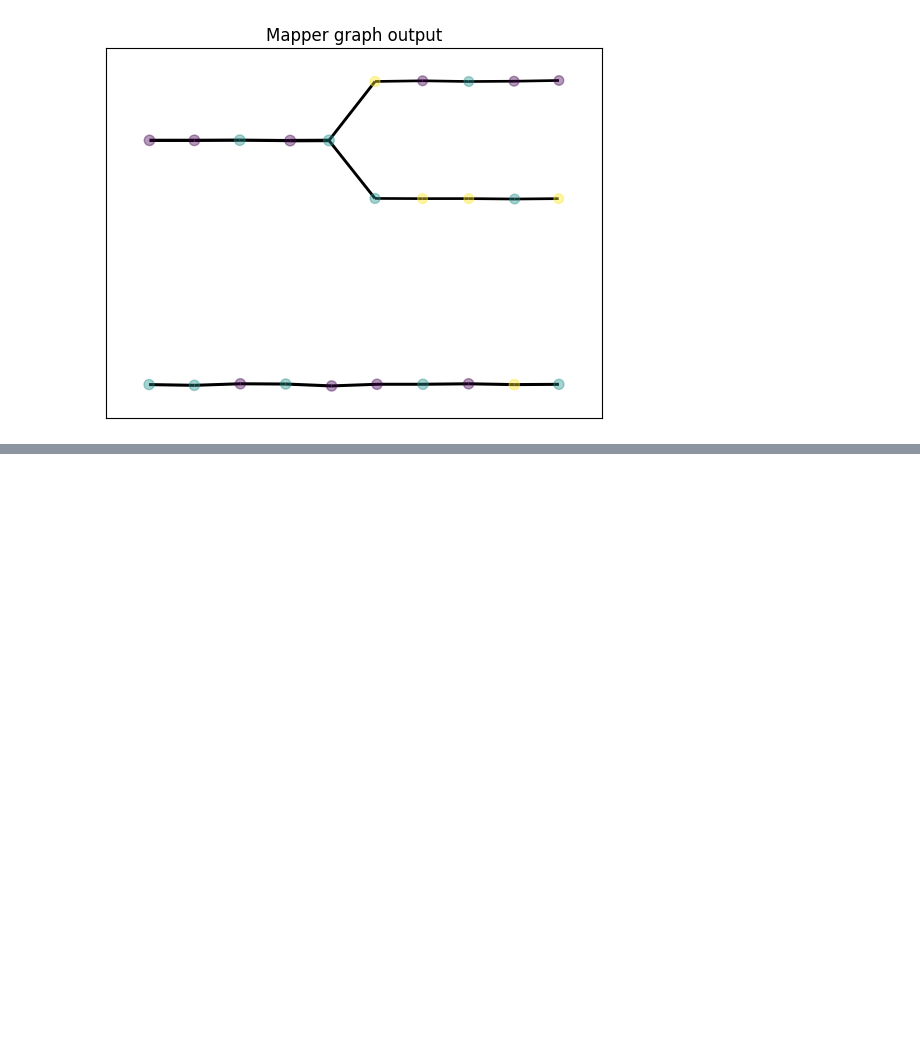
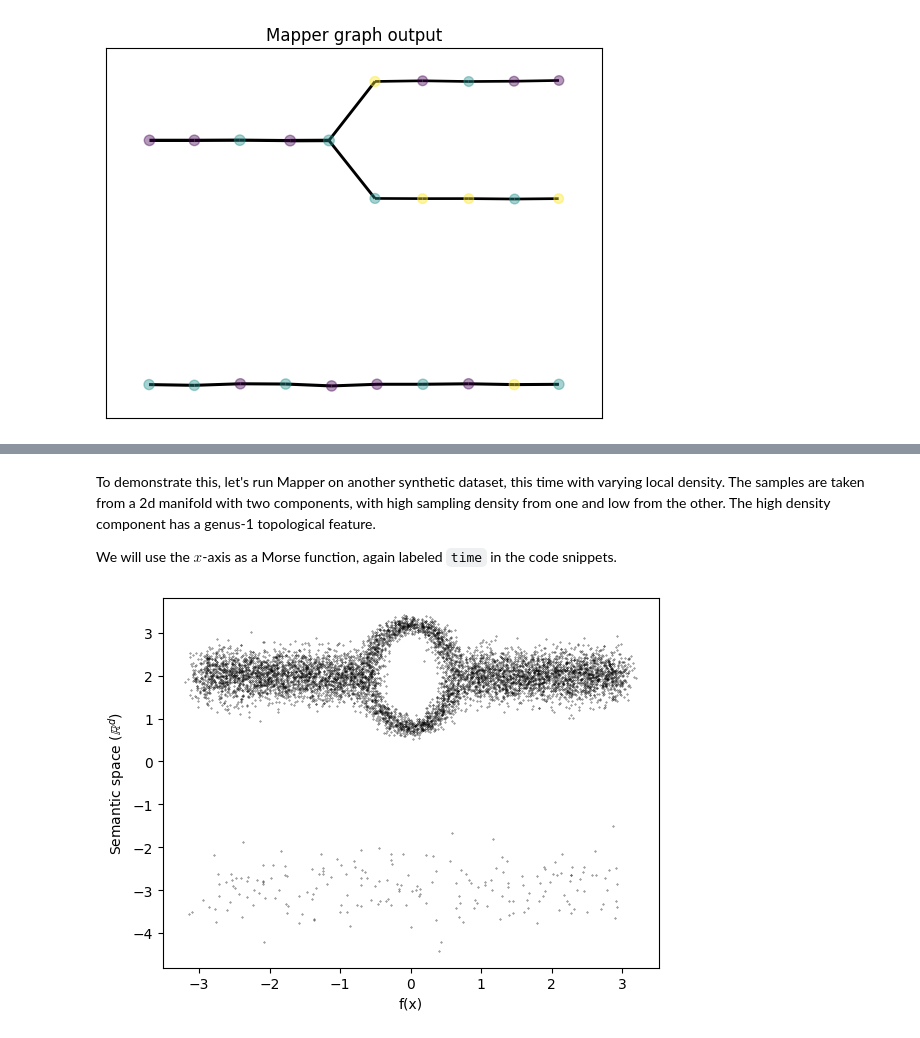
Before and after one commit to TutteInstitute/temporal-mapper, a Jupyter notebook: docs/source/dbmapper_theory.ipynb, the cells around one changed output, grey strips where cells are left out. Drawn from its saved outputs; the diff is of its cells as text; code cells hidden in the pictures; blank space fills up the shorter version.

```diff
--- a/docs/source/dbmapper_theory.ipynb
+++ b/docs/source/dbmapper_theory.ipynb
@@ -110,0 +124,19 @@ plt.show()
+# %% [markdown]
+To demonstrate this, let's run Mapper on another synthetic dataset, this time with varying local density. The samples are taken from a 2d manifold with two components, with high sampling density from one and low from the other. The high density component has a genus-1 topological feature.
+
+We will use the $x$-axis as a Morse function, again labeled `time` in the code snippets.
+# %%
+demo_data_file = requests.get("https://github.com/TutteInstitute/temporal-mapper/raw/docs/docs/data/genus1_demo.npy")
+data_time = np.load(io.BytesIO(demo_data_file.content))
+data_unsort = data_time[:,1].T
+time_unsort = data_time[:,0].T
+sorted_indices = np.argsort(time_unsort)
+data = data_unsort[sorted_indices]
+time = time_unsort[sorted_indices]
+fig, ax = plt.subplots(1,1)
+ax.scatter(time,data,s=0.1,c='k',alpha=0.8)
+ax.set_ylabel("Semantic space ($\mathbb{R}^d$)")
+ax.set_xlabel("f(x)")
+plt.show()
+# %% [output]
+[figure, added]
```
Also changed, not shown: parts of 14 cells of this notebook, 1 other file.
